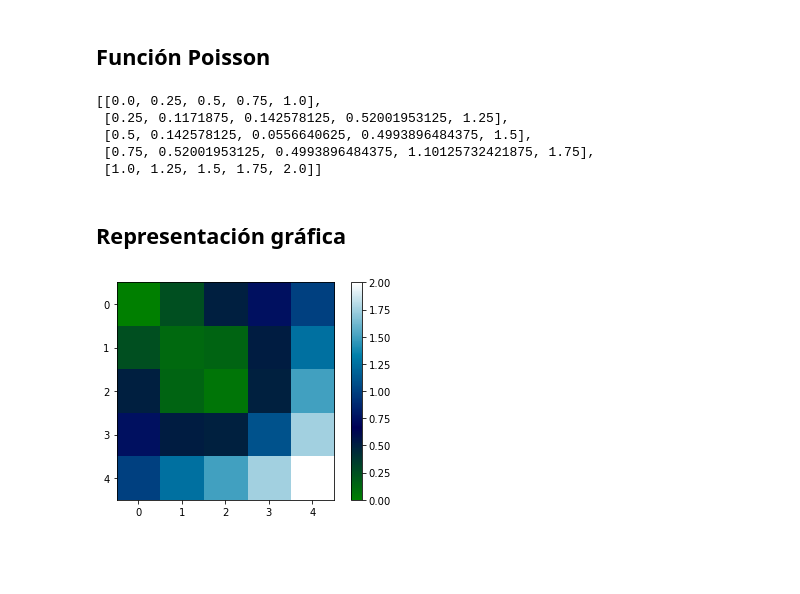
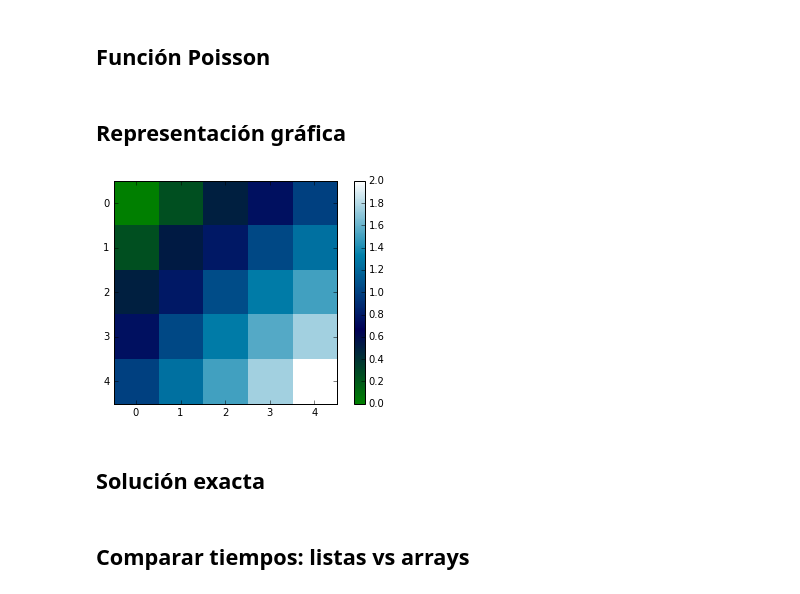
Before and after one commit to rrgalvan/doctocar, a Jupyter notebook: practica1/Problema de Poisson.ipynb, the cells around one changed output. Drawn from its saved outputs; the diff is of its cells as text; code cells hidden in the pictures; blank space fills up the shorter version.

Commit message:
Práctica 1: corregida, mejor rendimiento. Tests con solución exacta

```diff
--- a/practica1/Problema de Poisson.ipynb
+++ b/practica1/Problema de Poisson.ipynb
@@ -26,22 +26,3 @@ import numpy as np
 import matplotlib.pylab as plt
 # %% [markdown]
 ## Función Poisson
-# %%
-def Poisson(f,g,M):
-    # Calculo h
-    h = 1/(M+1)
-    # Inicializo u.
-    v = [[0 for i in range(M+2)] for i in range(M+2)]
-    # Cargamos las condiciones de frontera horizontales.
-    for j in range(M+2):
-        v[0][j] = g(0,j*h)
-        v[M+1][j] = g(1,j*h)
-    # Cargamos las condiciones de frontera verticales.
-    for i in range(M):
-        v[i+1][0] = g((i+1)*h,0)
-        v[i+1][M+1] = g((i+1)*h,1)
-    # Rellenamos el resto de la matriz.
-    for i in range(1,M+1):
-        for j in range(1,M+1):
-            v[i][j]=0.25*(v[i-1][j]+v[i+1][j]+v[i][j-1]+v[i][j+1]-h**2*f(i*h,j*h))
-    return(v)
@@ -49,13 +32,7 @@ def Poisson(f,g,M):
 def f(x,y):
     return(x+y)
 # %%
-Poisson(f,f,3)
+uh = Poisson.Poisson(f,f,3)
-# %% [output]
-[[0.0, 0.25, 0.5, 0.75, 1.0],
- [0.25, 0.1171875, 0.142578125, 0.52001953125, 1.25],
- [0.5, 0.142578125, 0.0556640625, 0.4993896484375, 1.5],
- [0.75, 0.52001953125, 0.4993896484375, 1.10125732421875, 1.75],
- [1.0, 1.25, 1.5, 1.75, 2.0]]
 # %% [markdown]
 ## Representación gráfica
 # %%
@@ -67,7 +44,9 @@ def PintarMatriz(matriz):
     plt.imshow(m, interpolation='nearest', cmap=plt.cm.ocean)
     plt.colorbar()
     plt.show()
-# %%
-PintarMatriz(Poisson(f,f,3))
-# %% [output]
-[figure, removed]
+# %%
+PintarMatriz(uh)
+# %% [output]
+[figure, added]
+# %% [markdown]
+## Solución exacta
@@ -73,0 +67,2 @@ PintarMatriz(Poisson(f,f,3))
+# %% [markdown]
+## Comparar tiempos:  listas vs arrays
```
Also changed, not shown: parts of 9 cells of this notebook, 1 other file.
